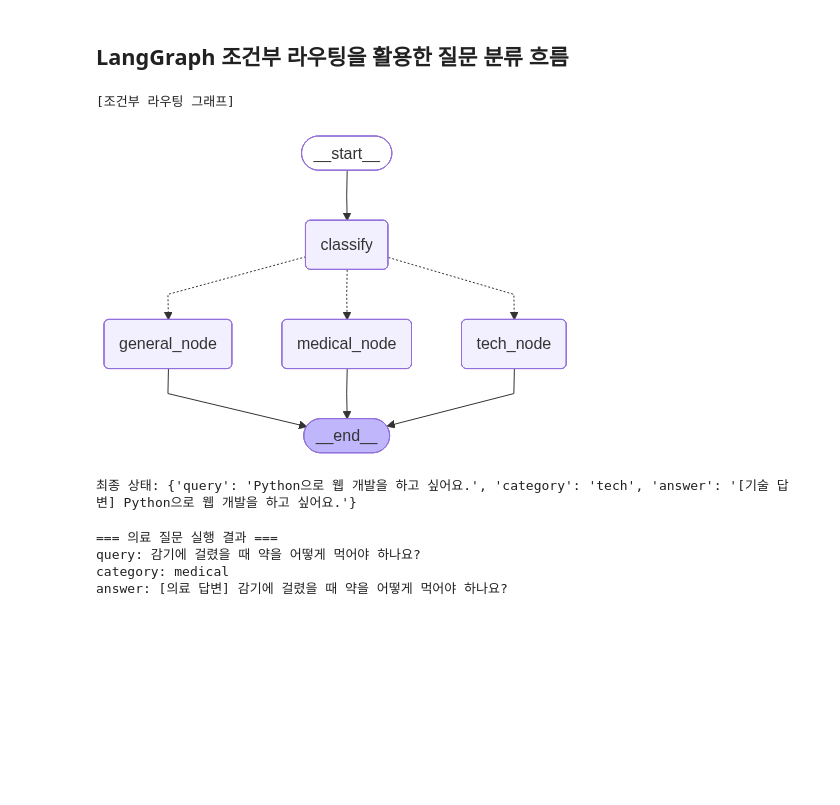
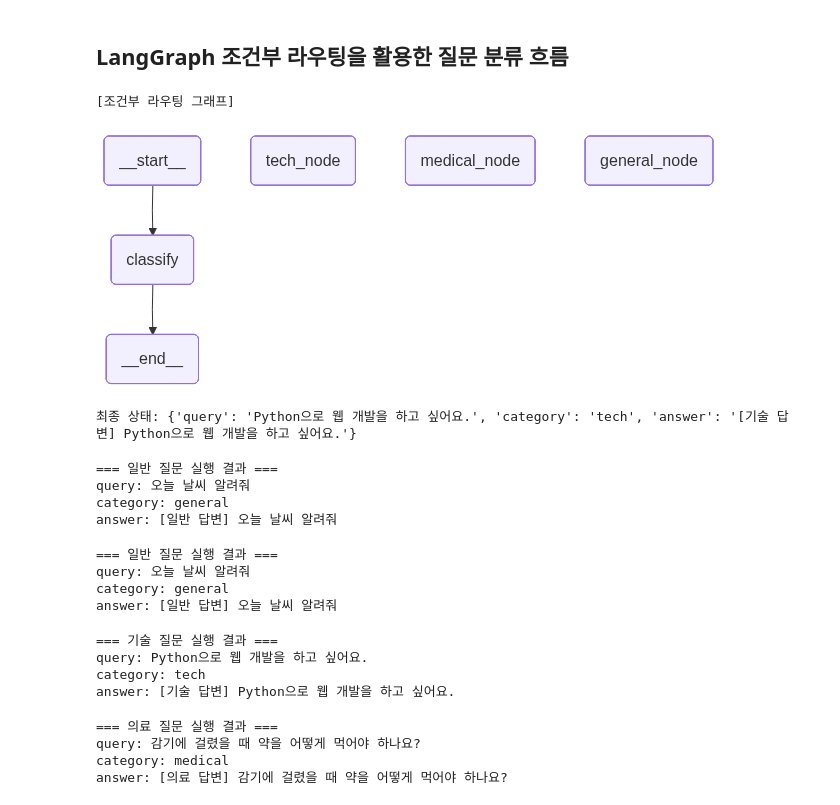
Before and after one commit to mihyanglee24-alt/langgraph_modular_rag, a Jupyter notebook: 4.langgraph_basic/04_langgraph_conditional_edge.ipynb, the cells around one changed output. Drawn from its saved outputs; the diff is of its cells as text; code cells hidden in the pictures; blank space fills up the shorter version.

```diff
--- a/4.langgraph_basic/04_langgraph_conditional_edge.ipynb
+++ b/4.langgraph_basic/04_langgraph_conditional_edge.ipynb
@@ -87,39 +87,40 @@ def medical_node(state): return {
     "answer": f"[의료 답변] {state['query']}"
     }
 def general_node(state): return {
     "answer": f"[일반 답변] {state['query']}"
     }
 
 # 그래프 빌더 객체 생성
 builder = StateGraph(RouterState)
 # 노드 추가
 builder.add_node("classify", classify_node)
 builder.add_node("tech_node", tech_node)
 builder.add_node("medical_node", medical_node)
 builder.add_node("general_node", general_node)
 
 # 엣지 추가
 builder.add_edge(START, "classify")
 # 조건부 엣지 추가: classify 노드의 출력에 따라
 # tech_node, medical_node, general_node로 라우팅
 builder.add_conditional_edges(
     "classify",
     route_query,
-    {
-        "tech_node": "tech_node",
-        "medical_node": "medical_node",
-        "general_node": "general_node"
-    }
+    # path_map  =
+    # {
+    #     "tech_node": "tech_node",
+    #     "medical_node": "medical_node",
+    #     "general_node": "general_node"
+    # }
 )
 # 조건부 분기 후 종료 지점으로 합류
 builder.add_edge("tech_node", END)
 builder.add_edge("medical_node", END)
 builder.add_edge("general_node", END)
 graph = builder.compile()
 show_graph(graph, "조건부 라우팅 그래프")
 # %% [output]
 [조건부 라우팅 그래프]
-[figure, old version]
+[figure, new version]
 # %%
 ## 그래프 실행 예시
 initial_state = {"query": "Python으로 웹 개발을 하고 싶어요."}
@@ -127,6 +128,52 @@ final_state = graph.invoke(initial_state)
 print("\n최종 상태:", final_state)
 # %% [output]
 최종 상태: {'query': 'Python으로 웹 개발을 하고 싶어요.', 'category': 'tech', 'answer': '[기술 답변] Python으로 웹 개발을 하고 싶어요.'}
+# %%
+result = graph.invoke({
+    "query": "오늘 날씨 알려줘",
+    "category": "",
+    "answer": ""
+})
+
+print("=== 일반 질문 실행 결과 ===")
+for key, value in result.items():
+    print(f"{key}: {value}")
+# %% [output]
+=== 일반 질문 실행 결과 ===
+query: 오늘 날씨 알려줘
+category: general
+answer: [일반 답변] 오늘 날씨 알려줘
+# %%
+
+result = graph.invoke({
+    "query": "오늘 날씨 알려줘",
+    "category": "",
+    "answer": ""
+})
+
+print("=== 일반 질문 실행 결과 ===")
+for key, value in result.items():
+    print(f"{key}: {value}")
+# %% [output]
+=== 일반 질문 실행 결과 ===
+query: 오늘 날씨 알려줘
+category: general
+answer: [일반 답변] 오늘 날씨 알려줘
+# %%
+result = graph.invoke({
+    "query": "Python으로 웹 개발을 하고 싶어요.",
+    "category": "",
+    "answer": ""
+})
+
+print("=== 기술 질문 실행 결과 ===")
+for key, value in result.items():
+    print(f"{key}: {value}")
+# %% [output]
+=== 기술 질문 실행 결과 ===
+query: Python으로 웹 개발을 하고 싶어요.
+category: tech
+answer: [기술 답변] Python으로 웹 개발을 하고 싶어요.
 # %%
 result = graph.invoke({
     "query": "감기에 걸렸을 때 약을 어떻게 먹어야 하나요?",
```
Also changed, not shown: parts of 3 cells of this notebook, 11 other files.
